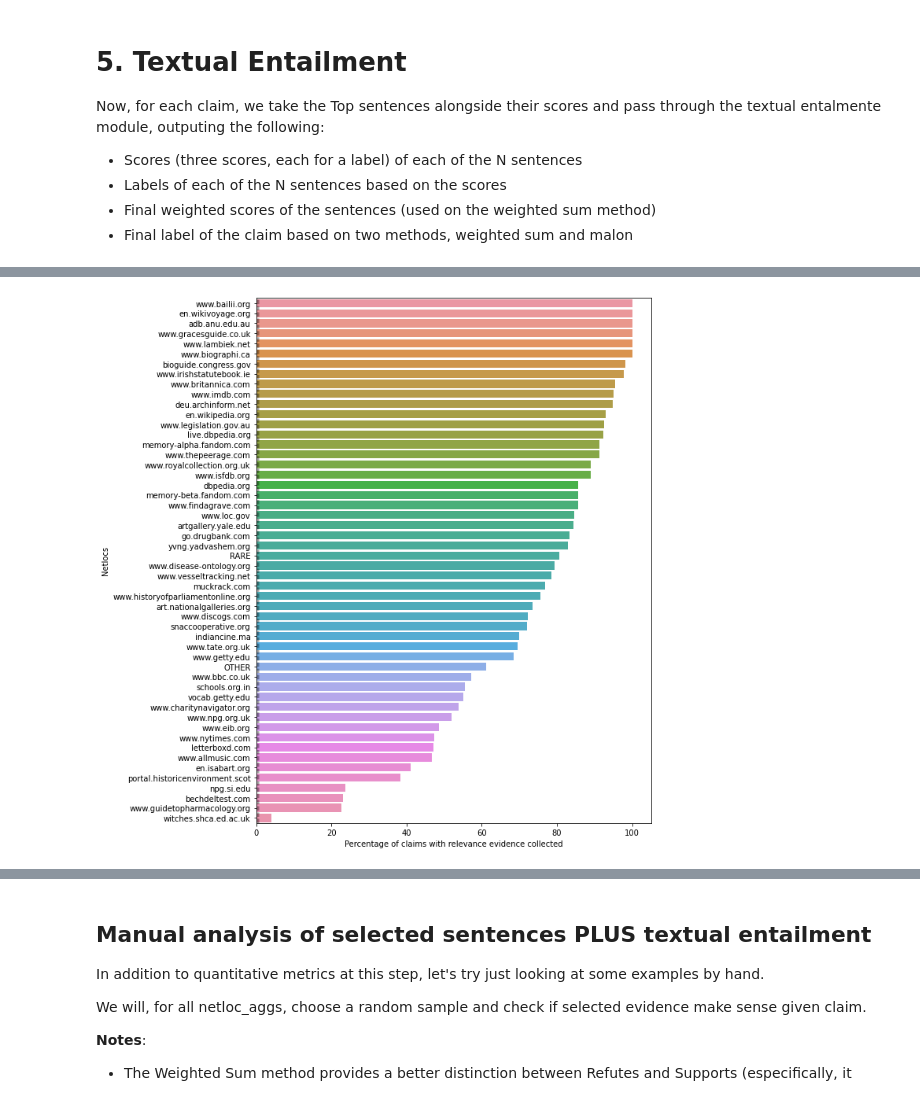
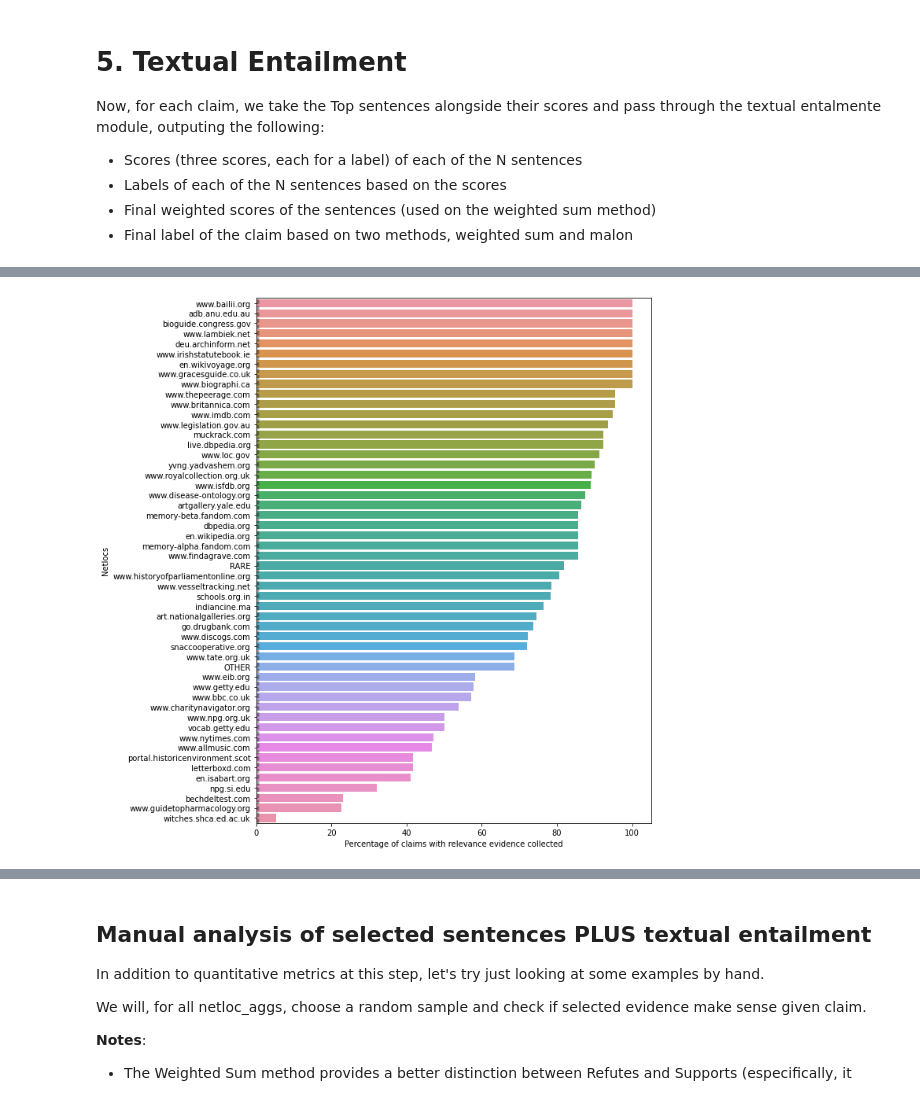
Before and after one commit to gabrielmaia7/RSP, a Jupyter notebook: support_classification_pipeline_test.ipynb, the cells around one changed output, grey strips where cells are left out. Saved outputs shown, nothing was run; the diff lists cells and outputs as text; code cells hidden in the pictures.

```diff
--- a/support_classification_pipeline_test.ipynb
+++ b/support_classification_pipeline_test.ipynb
@@ -1240,31 +1538,32 @@ plt.show()
 # %%
 fig, ax = plt.subplots(1,1,figsize=(10,10))
 
 df = textual_entailment_df[['netloc_agg', 'nlp_sentences_all_TOP_N']].copy()
-df['nlp_sentences_all_TOP_N_nonzero'] = df.nlp_sentences_all_TOP_N.apply(lambda x : len(x) != 0)
+df['nlp_sentences_all_TOP_N_nonzero'] = df.nlp_sentences_all_TOP_N\
+    .apply(lambda x : len([xx for xx in x if xx['score'] > SCORE_THRESHOLD]) != 0)
 df['count'] = 1
 df = df.groupby('netloc_agg').sum().reset_index()
 df['nlp_sentences_all_TOP_N_nonzero_perc'] = 100 * df['nlp_sentences_all_TOP_N_nonzero'] / df['count']
 sns.barplot(
     data=df,
     x='nlp_sentences_all_TOP_N_nonzero_perc',
     y='netloc_agg',
     order=df.sort_values('nlp_sentences_all_TOP_N_nonzero_perc', ascending=False).netloc_agg,
     orient='h',
     ax=ax
 )
 
 plt.axvline(x=0.75, c='black', ls='--', alpha=0.25)
 plt.axvline(x=0.50, c='black', ls='--', alpha=0.25)
 plt.axvline(x=0.25, c='black', ls='--', alpha=0.25)
 
 plt.ylabel('Netlocs')
 plt.xlabel('Percentage of claims with relevance evidence collected')
 
 plt.tight_layout()
 plt.show()
 # %% [output]
-[figure, old version]
+[figure, new version]
 # %%
 fig, ax = plt.subplots(1,1,figsize=(15,15))
 
```
Also changed, not shown: parts of 36 cells of this notebook, 7 other files.
